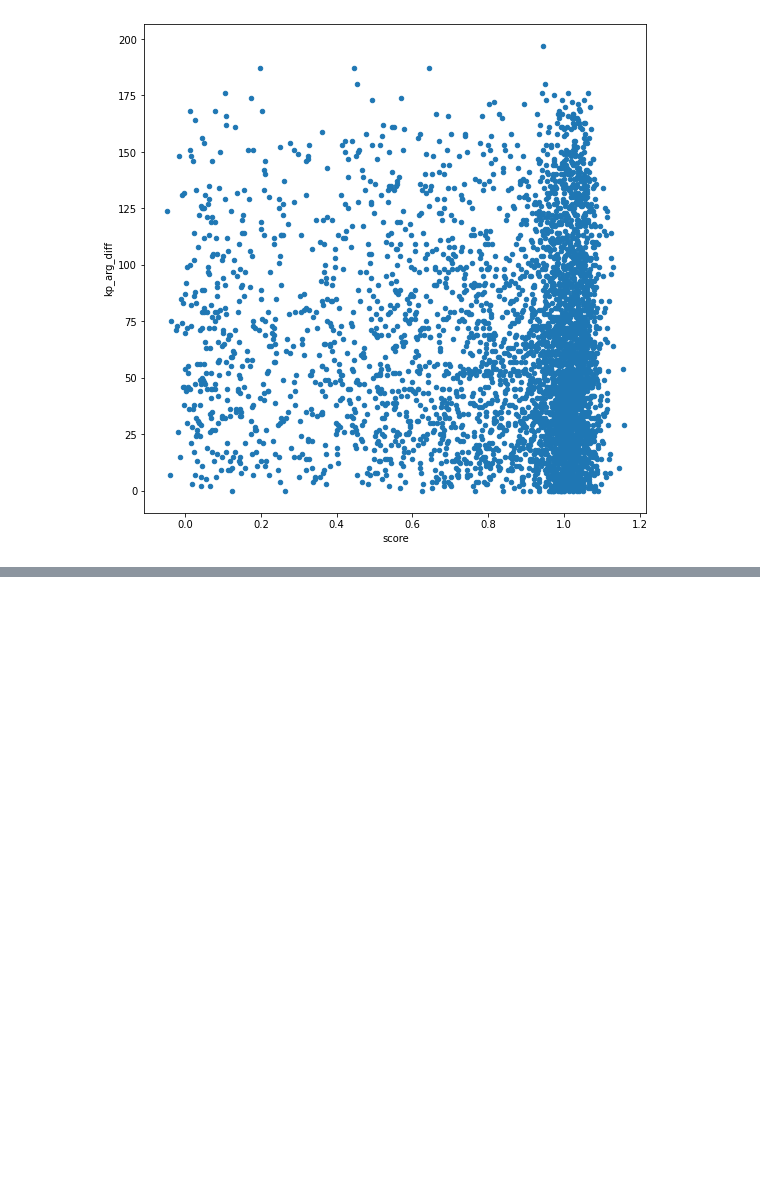
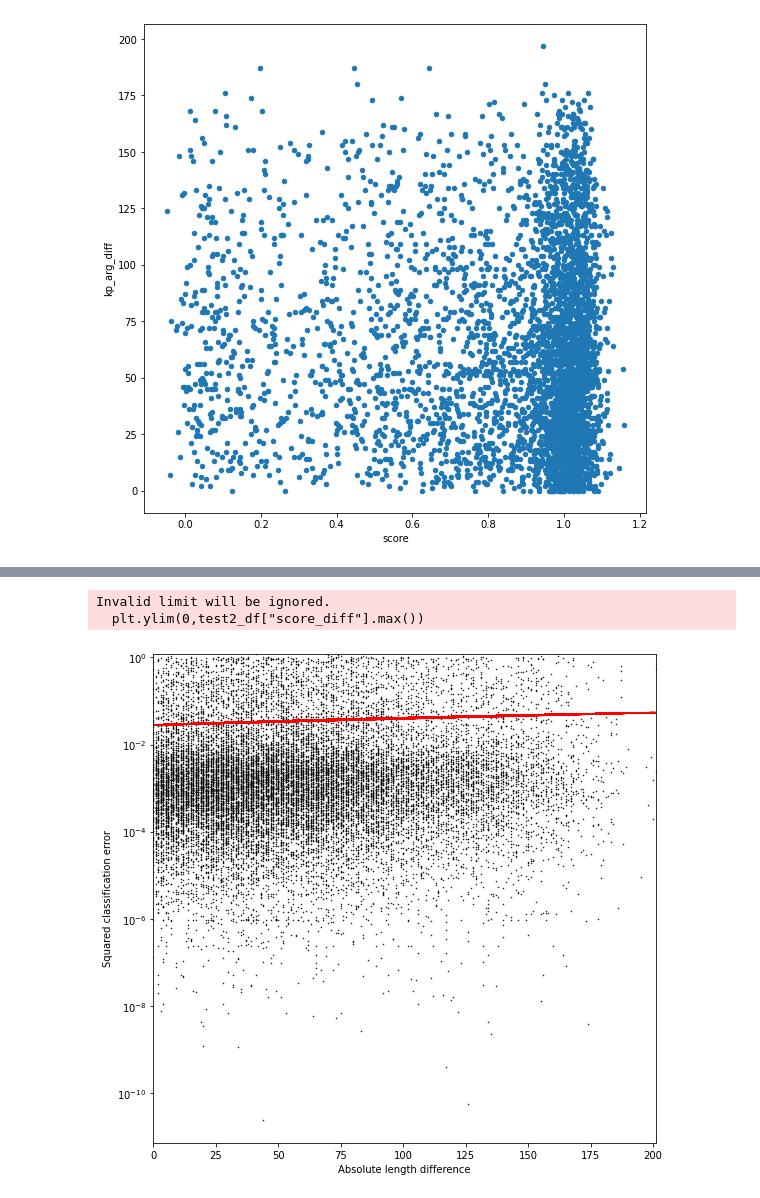
Before and after one commit to janheinrichmerker/modern-talking, a Jupyter notebook: modern_talking/results_eval.ipynb, the cells around one changed output, grey strips where cells are left out. Cells and saved outputs as stored; diff of their text form; code cells hidden in the pictures; blank space fills up the shorter version.

Commit message:
Add classification error plot

```diff
--- a/modern_talking/results_eval.ipynb
+++ b/modern_talking/results_eval.ipynb
@@ -290,0 +320,27 @@ SyntaxError: invalid syntax (<ipython-input-17-3b51cdb52ffd>, line 3)
+# %%
+
+test2_df = bert_train_df
+# test2_df = bert_dev_df
+# test2_df = test2_df[test2_df['label'] == 0]
+test2_df['score_diff'] = (test2_df['label'] - test2_df['score'])**2
+
+test2_df['arg_length'] = test2_df['argument'].str.len()
+test2_df['kp_length'] = test2_df['key_point'].str.len()
+test2_df['kp_arg_diff'] = abs(test2_df['kp_length'] - test2_df['arg_length'])
+
+test2_df.plot(x='kp_arg_diff',y = 'score_diff', figsize=(9,9), kind='scatter',marker=".",s=1,c="black")
+plt.xlabel("Absolute length difference")
+plt.ylabel("Squared classification error")
+# plt.xscale("log")
+plt.yscale("log")
+
+z = np.polyfit(test2_df["kp_arg_diff"], test2_df["score_diff"], 1)
+p = np.poly1d(z)
+plt.plot(test2_df["kp_arg_diff"],p(test2_df["kp_arg_diff"]),"r-")
+plt.xlim(test2_df["kp_arg_diff"].min(),test2_df["kp_arg_diff"].max())
+plt.ylim(0,test2_df["score_diff"].max())
+plt.savefig('../paper/figures/classification-error-length-difference-bert-train.pdf')
+# %% [output]
+Invalid limit will be ignored.
+  plt.ylim(0,test2_df["score_diff"].max())
+[figure, added]
```
Also changed, not shown: parts of 5 cells of this notebook, 5 other files.
